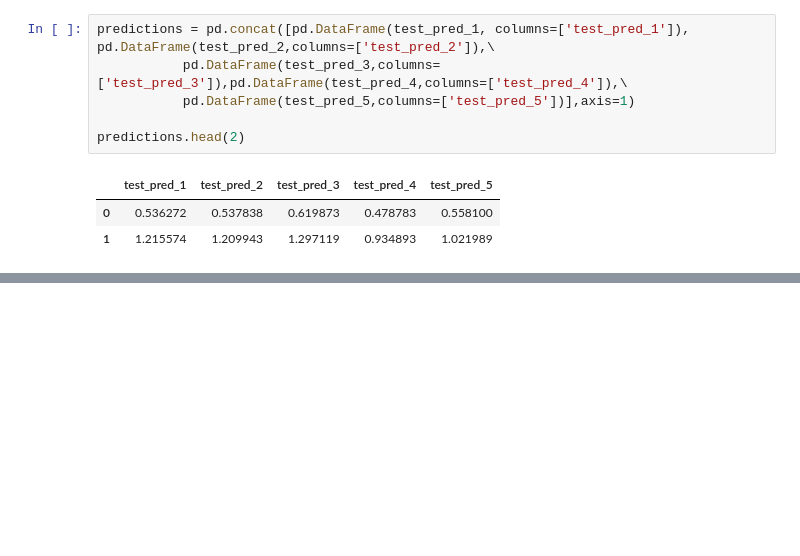
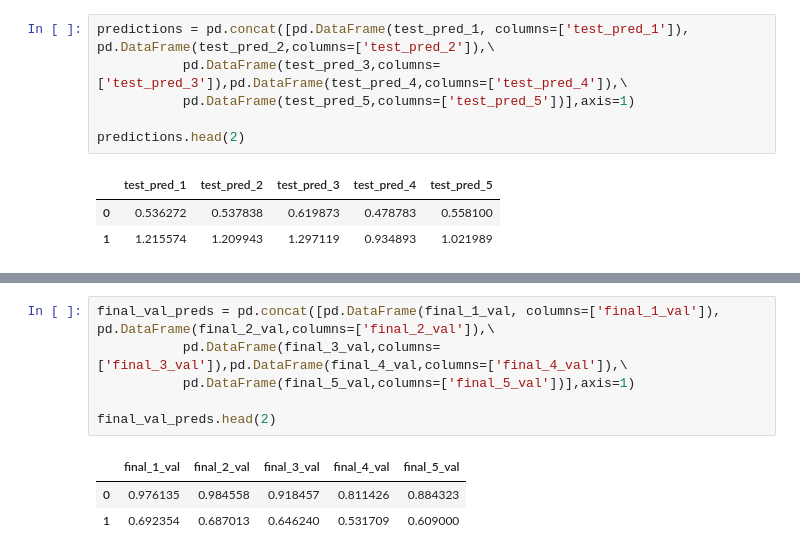
Before and after one commit to vence-andersen/M5-Forecasting-Accuracy, a Jupyter notebook: Ensemble_Model.ipynb, the cells around one changed output, grey strips where cells are left out. Saved outputs shown, nothing was run; the diff lists cells and outputs as text; blank space fills up the shorter version.

```diff
--- a/Ensemble_Model.ipynb
+++ b/Ensemble_Model.ipynb
@@ -383,0 +493,10 @@ KeyboardInterrupt: ignored
+# %%
+final_val_preds = pd.concat([pd.DataFrame(final_1_val, columns=['final_1_val']), pd.DataFrame(final_2_val,columns=['final_2_val']),\
+           pd.DataFrame(final_3_val,columns=['final_3_val']),pd.DataFrame(final_4_val,columns=['final_4_val']),\
+           pd.DataFrame(final_5_val,columns=['final_5_val'])],axis=1)
+
+final_val_preds.head(2)
+# %% [output]
+|  | final_1_val | final_2_val | final_3_val | final_4_val | final_5_val |
+| 0 | 0.976135 | 0.984558 | 0.918457 | 0.811426 | 0.884323 |
+| 1 | 0.692354 | 0.687013 | 0.646240 | 0.531709 | 0.609000 |
```
Also changed, not shown: parts of 17 cells of this notebook.
